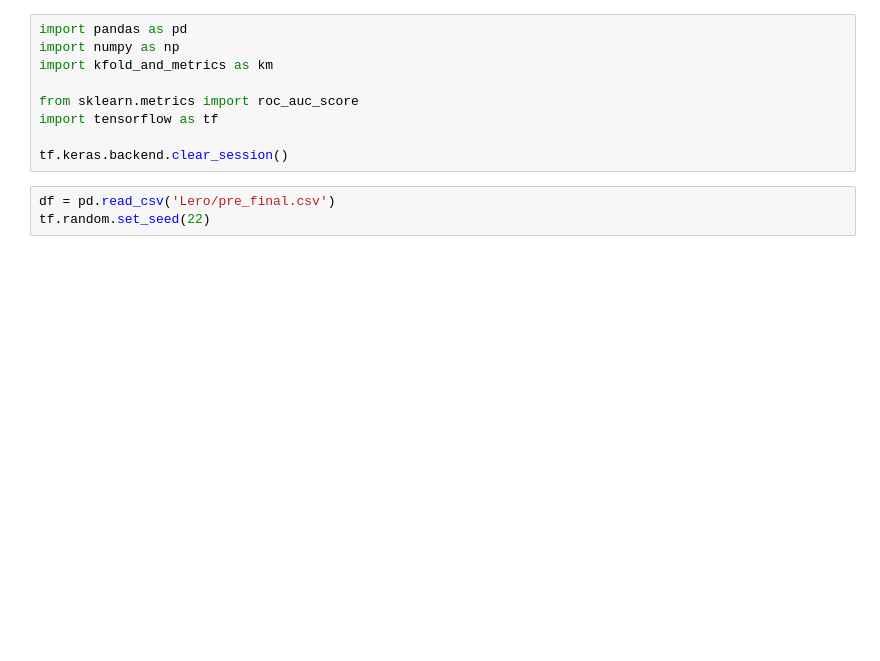
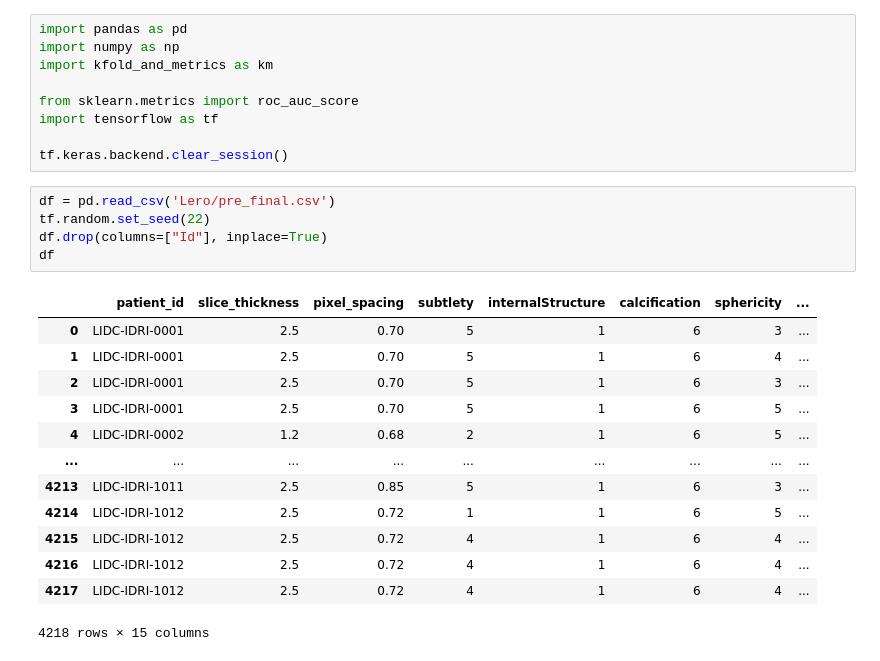
Before and after one commit to barbara-san/LabIACD-Project-1, a Jupyter notebook: neural_networks.ipynb, the cells around one changed output. Drawn from its saved outputs; the diff is of its cells as text; blank space fills up the shorter version.

```diff
--- a/neural_networks.ipynb
+++ b/neural_networks.ipynb
@@ -10,6 +10,22 @@ tf.keras.backend.clear_session()
 # %%
 df = pd.read_csv('Lero/pre_final.csv')
 tf.random.set_seed(22)
+df.drop(columns=["Id"], inplace=True)
+df
+# %% [output]
+|  | patient_id | slice_thickness | pixel_spacing | subtlety | internalStructure | calcification | sphericity | ... |
+| 0 | LIDC-IDRI-0001 | 2.5 | 0.70 | 5 | 1 | 6 | 3 | ... |
+| 1 | LIDC-IDRI-0001 | 2.5 | 0.70 | 5 | 1 | 6 | 4 | ... |
+| 2 | LIDC-IDRI-0001 | 2.5 | 0.70 | 5 | 1 | 6 | 3 | ... |
+| 3 | LIDC-IDRI-0001 | 2.5 | 0.70 | 5 | 1 | 6 | 5 | ... |
+| 4 | LIDC-IDRI-0002 | 1.2 | 0.68 | 2 | 1 | 6 | 5 | ... |
+| ... | ... | ... | ... | ... | ... | ... | ... | ... |
+| 4213 | LIDC-IDRI-1011 | 2.5 | 0.85 | 5 | 1 | 6 | 3 | ... |
+| 4214 | LIDC-IDRI-1012 | 2.5 | 0.72 | 1 | 1 | 6 | 5 | ... |
+| 4215 | LIDC-IDRI-1012 | 2.5 | 0.72 | 4 | 1 | 6 | 4 | ... |
+| 4216 | LIDC-IDRI-1012 | 2.5 | 0.72 | 4 | 1 | 6 | 4 | ... |
+| 4217 | LIDC-IDRI-1012 | 2.5 | 0.72 | 4 | 1 | 6 | 4 | ... |
+4218 rows × 15 columns
 # %%
 def best_nn_params(df):
 
```
Also changed, not shown: parts of 2 cells of this notebook.
